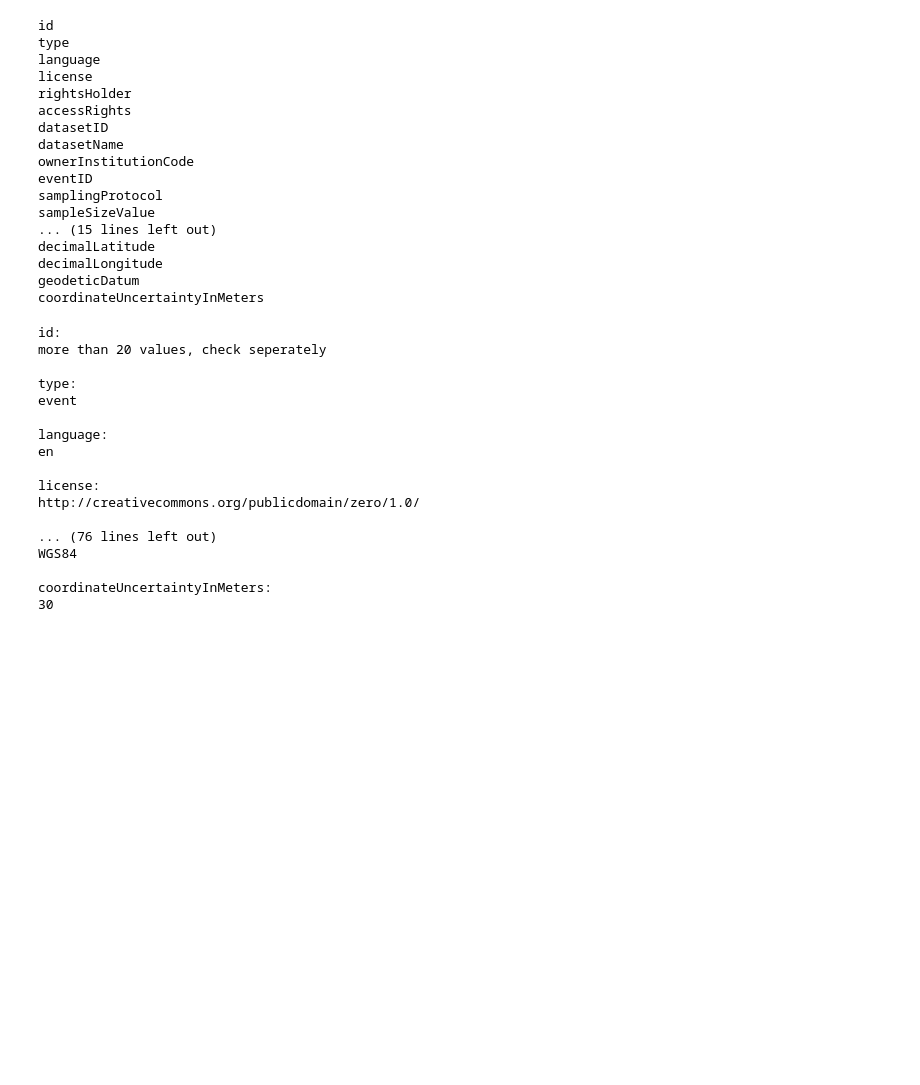
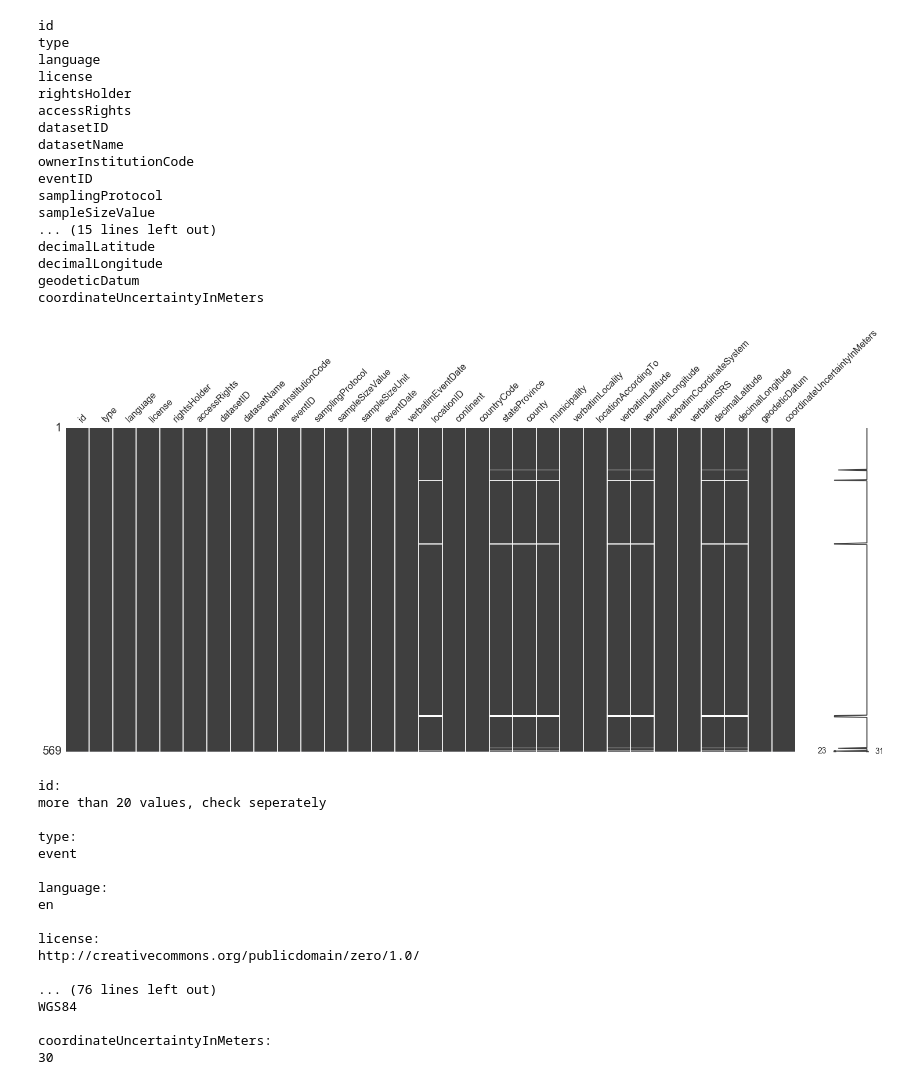
Before and after one commit to inbo/data-publication, a Jupyter notebook: datasets/inboveg-niche-vlaanderen-events/scripts/verify-mapping.ipynb, the cells around one changed output. Cells and saved outputs as stored; diff of their text form; code cells hidden in the pictures; blank space fills up the shorter version.

```diff
--- a/datasets/inboveg-niche-vlaanderen-events/scripts/verify-mapping.ipynb
+++ b/datasets/inboveg-niche-vlaanderen-events/scripts/verify-mapping.ipynb
@@ -63,6 +66,10 @@ decimalLatitude
 decimalLongitude
 geodeticDatum
 coordinateUncertaintyInMeters
+# %%
+msno.matrix(events)
+# %% [output]
+[figure, added]
 # %%
 # Unique values per column
 print_unique_values(events)
```
Also changed, not shown: parts of 5 cells of this notebook, 1 other file.
